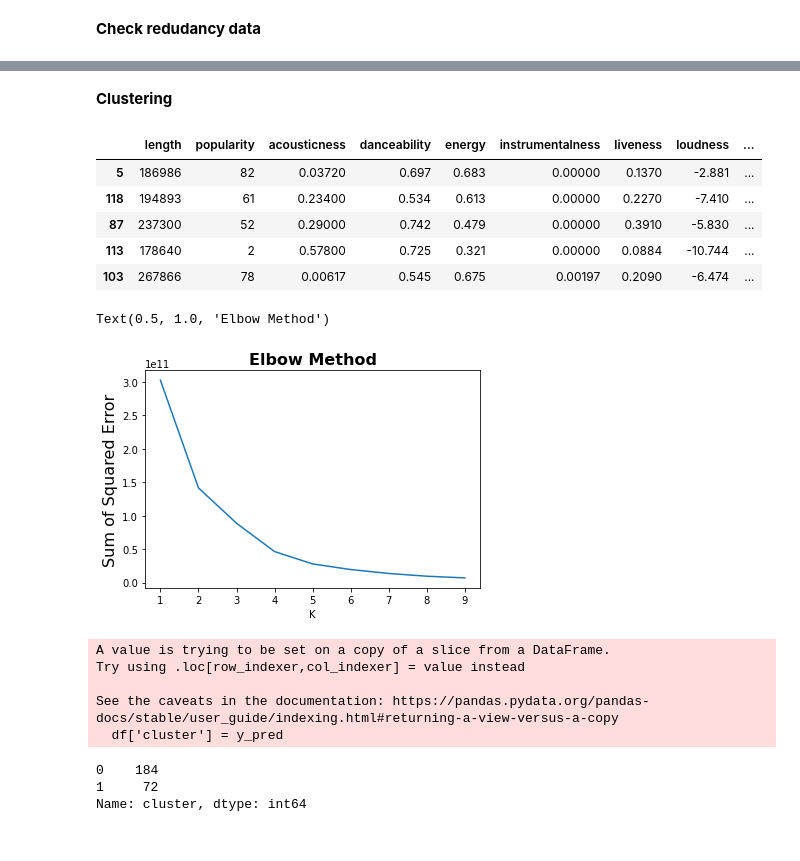
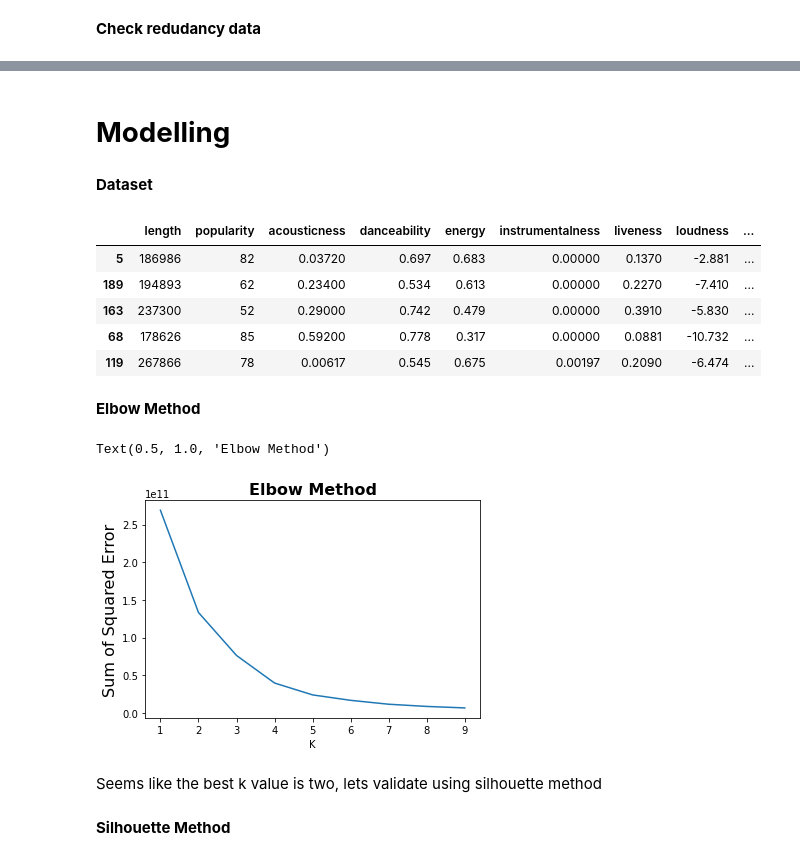
Before and after one commit to thalibarrifqi/KMeans-for-Spotify-Song-Clustering, a Jupyter notebook: song-clustering.ipynb, the cells around one changed output, grey strips where cells are left out. Cells and saved outputs as stored; diff of their text form; code cells hidden in the pictures.

Commit message:
Revise the program and add the silhouette method

```diff
--- a/song-clustering.ipynb
+++ b/song-clustering.ipynb
@@ -99,7 +118,7 @@ dff.to_csv("song_of_decade_2.csv", sep = ',', index=False)
 # %% [markdown]
 For the record I use two playlist for this project, 1st uri and 2nd uri.
 # %%
-df1 = pd.read_csv('song_of_decade_1.csv')
+df1 = pd.read_csv('playlist_1.csv')
 # %%
 df1.head()
 # %% [output]
@@ -112,5 +131,5 @@ df1.head()
 # %%
-df2 = pd.read_csv('song_of_decade_2.csv')
+df2 = pd.read_csv('playlist_2.csv')
 # %%
 df2.head()
 # %% [output]
@@ -169,5 +228,7 @@ df.head()
+# %% [markdown]
+# **Modelling**
 # %% [markdown]
-**Clustering**
+**Dataset**
 # %%
 dataset = df.drop(['name', 'album', 'artist', 'release_date'], axis=1)
 # %%
@@ -175,42 +236,29 @@ dataset.head()
 # %% [output]
 |  | length | popularity | acousticness | danceability | energy | instrumentalness | liveness | loudness | ... |
 | 5 | 186986 | 82 | 0.03720 | 0.697 | 0.683 | 0.00000 | 0.1370 | -2.881 | ... |
-| 118 | 194893 | 61 | 0.23400 | 0.534 | 0.613 | 0.00000 | 0.2270 | -7.410 | ... |
-| 87 | 237300 | 52 | 0.29000 | 0.742 | 0.479 | 0.00000 | 0.3910 | -5.830 | ... |
-| 113 | 178640 | 2 | 0.57800 | 0.725 | 0.321 | 0.00000 | 0.0884 | -10.744 | ... |
-| 103 | 267866 | 78 | 0.00617 | 0.545 | 0.675 | 0.00197 | 0.2090 | -6.474 | ... |
+| 189 | 194893 | 62 | 0.23400 | 0.534 | 0.613 | 0.00000 | 0.2270 | -7.410 | ... |
+| 163 | 237300 | 52 | 0.29000 | 0.742 | 0.479 | 0.00000 | 0.3910 | -5.830 | ... |
+| 68 | 178626 | 85 | 0.59200 | 0.778 | 0.317 | 0.00000 | 0.0881 | -10.732 | ... |
+| 119 | 267866 | 78 | 0.00617 | 0.545 | 0.675 | 0.00197 | 0.2090 | -6.474 | ... |
+# %% [markdown]
+**Elbow Method**
 # %%
 sse = []
 k_rng = range(1, 10)
 for k in k_rng:
     km = KMeans(n_clusters=k)
-    km.fit_predict(dataset)
+    km.fit(dataset)
     sse.append(km.inertia_)
 
 plt.plot(k_rng, sse)
 plt.xlabel('K')
 plt.ylabel('Sum of Squared Error', fontsize=16)
 plt.title('Elbow Method', fontfamily='sans-serif', fontsize=16, fontweight="bold")
 # %% [output]
 Text(0.5, 1.0, 'Elbow Method')
-[figure, old version]
+[figure, new version]
-# %%
-# Modeling
-model = KMeans(n_clusters=2)
-y_pred = model.fit_predict(dataset)
-
-# add cluster to new column
-df['cluster'] = y_pred
-# %% [output]
-A value is trying to be set on a copy of a slice from a DataFrame.
-Try using .loc[row_indexer,col_indexer] = value instead
-
-See the caveats in the documentation: https://pandas.pydata.org/pandas-docs/stable/user_guide/indexing.html#returning-a-view-versus-a-copy
-  df['cluster'] = y_pred
-# %%
-df['cluster'].value_counts()
-# %% [output]
-0    184
-1     72
-Name: cluster, dtype: int64
+# %% [markdown]
+Seems like the best k value is two, lets validate using silhouette method
+# %% [markdown]
+**Silhouette Method**
 # %%
```
Also changed, not shown: parts of 42 cells of this notebook, 6 other files.
